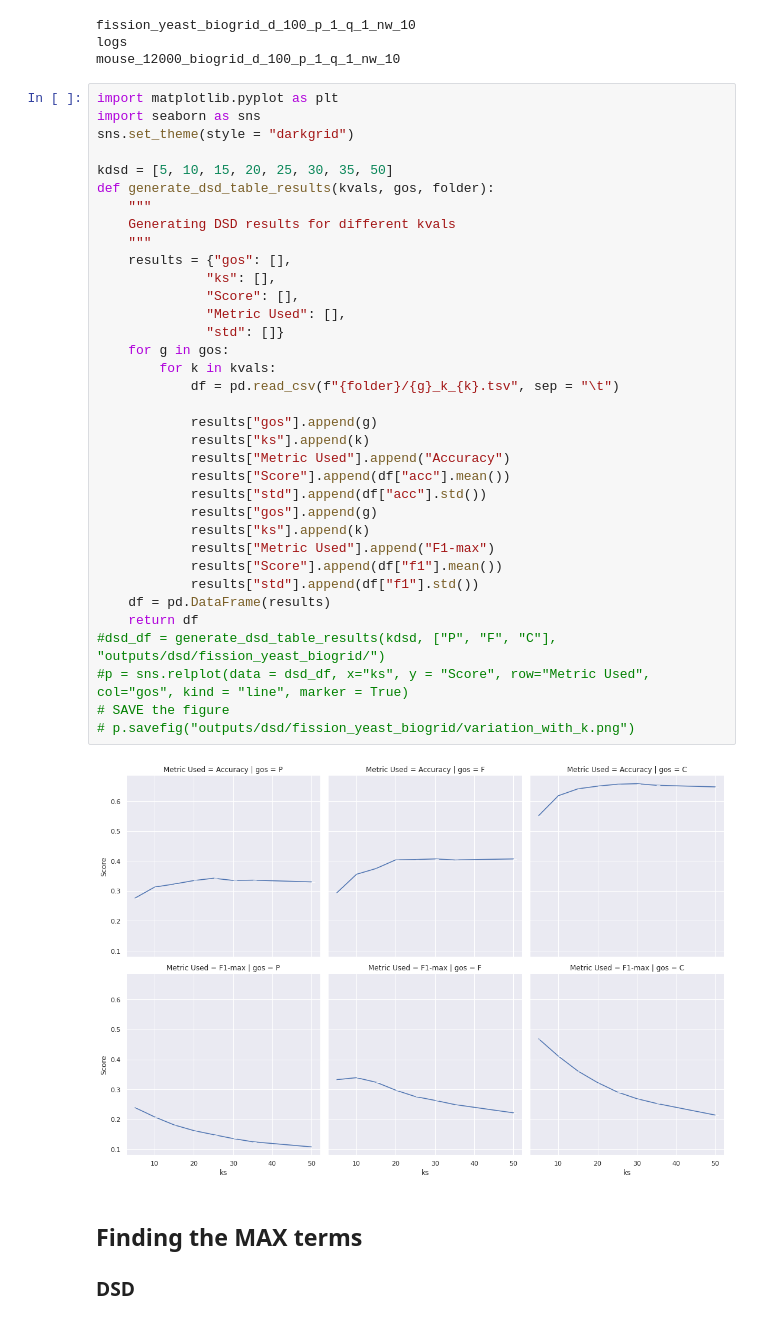
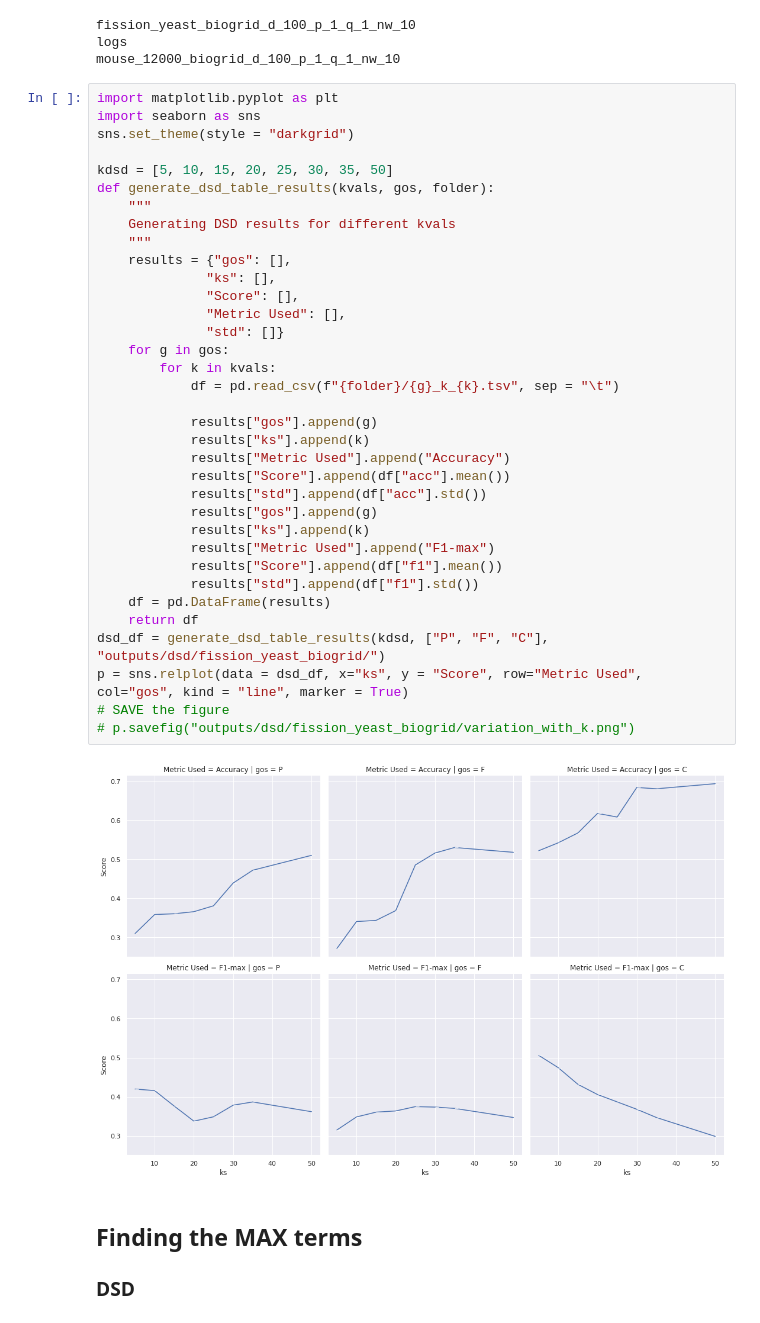
Before and after one commit to grsterin/MUNDO, a Jupyter notebook: analysis/analyse_results.ipynb, the cells around one changed output. Drawn from its saved outputs; the diff is of its cells as text.

```diff
--- a/analysis/analyse_results.ipynb
+++ b/analysis/analyse_results.ipynb
@@ -16,36 +16,36 @@ sns.set_theme(style = "darkgrid")
 
 kdsd = [5, 10, 15, 20, 25, 30, 35, 50]
 def generate_dsd_table_results(kvals, gos, folder):
     """
     Generating DSD results for different kvals
     """
     results = {"gos": [],
               "ks": [],
               "Score": [],
               "Metric Used": [],
               "std": []}
     for g in gos:
         for k in kvals:
             df = pd.read_csv(f"{folder}/{g}_k_{k}.tsv", sep = "\t")
 
             results["gos"].append(g)
             results["ks"].append(k)
             results["Metric Used"].append("Accuracy")
             results["Score"].append(df["acc"].mean())
             results["std"].append(df["acc"].std())
             results["gos"].append(g)
             results["ks"].append(k)
             results["Metric Used"].append("F1-max")
             results["Score"].append(df["f1"].mean())
             results["std"].append(df["f1"].std())
     df = pd.DataFrame(results)
     return df
-#dsd_df = generate_dsd_table_results(kdsd, ["P", "F", "C"], "outputs/dsd/fission_yeast_biogrid/")
-#p = sns.relplot(data = dsd_df, x="ks", y = "Score", row="Metric Used", col="gos", kind = "line", marker = True)
+dsd_df = generate_dsd_table_results(kdsd, ["P", "F", "C"], "outputs/dsd/fission_yeast_biogrid/")
+p = sns.relplot(data = dsd_df, x="ks", y = "Score", row="Metric Used", col="gos", kind = "line", marker = True)
 # SAVE the figure
 # p.savefig("outputs/dsd/fission_yeast_biogrid/variation_with_k.png")
 # %% [output]
-[figure, old version]
+[figure, new version]
 # %% [markdown]
 ## Finding the MAX terms
 ### DSD
```
Also changed, not shown: parts of 9 cells of this notebook, 4 other files.
